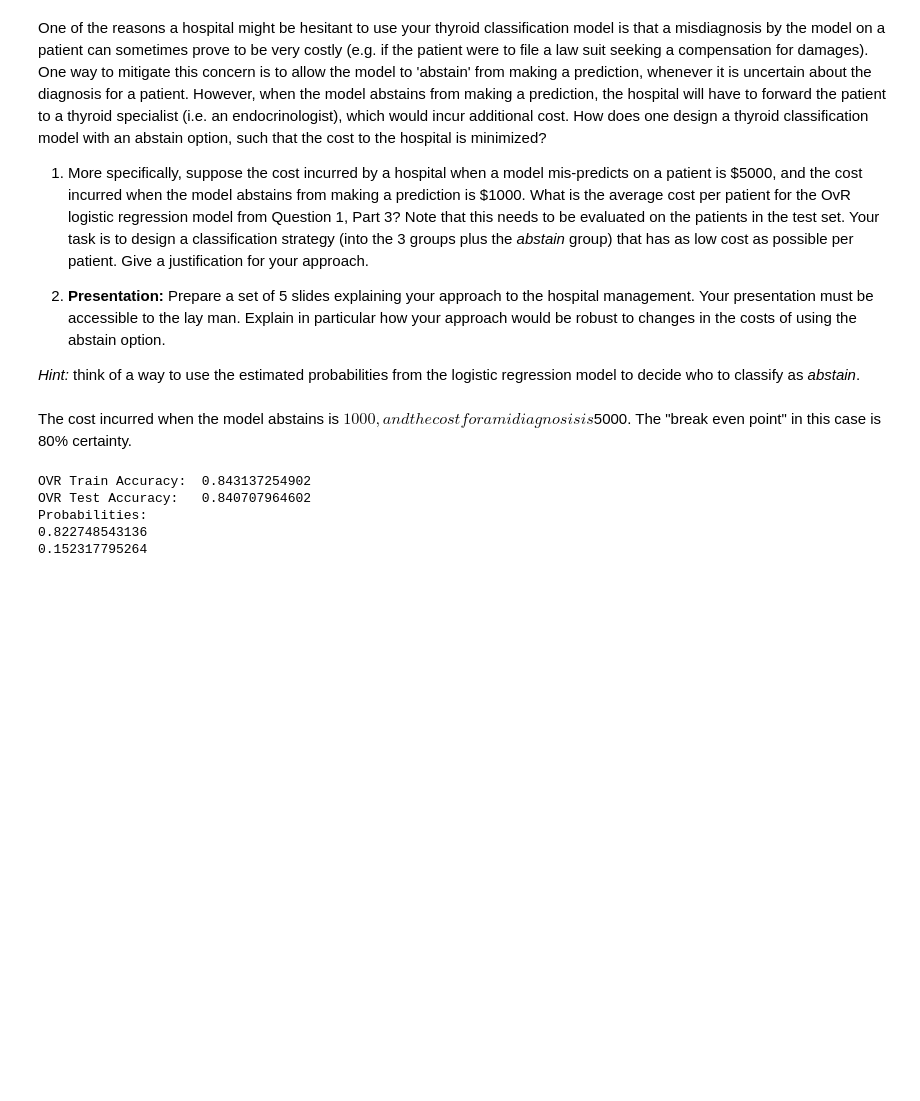
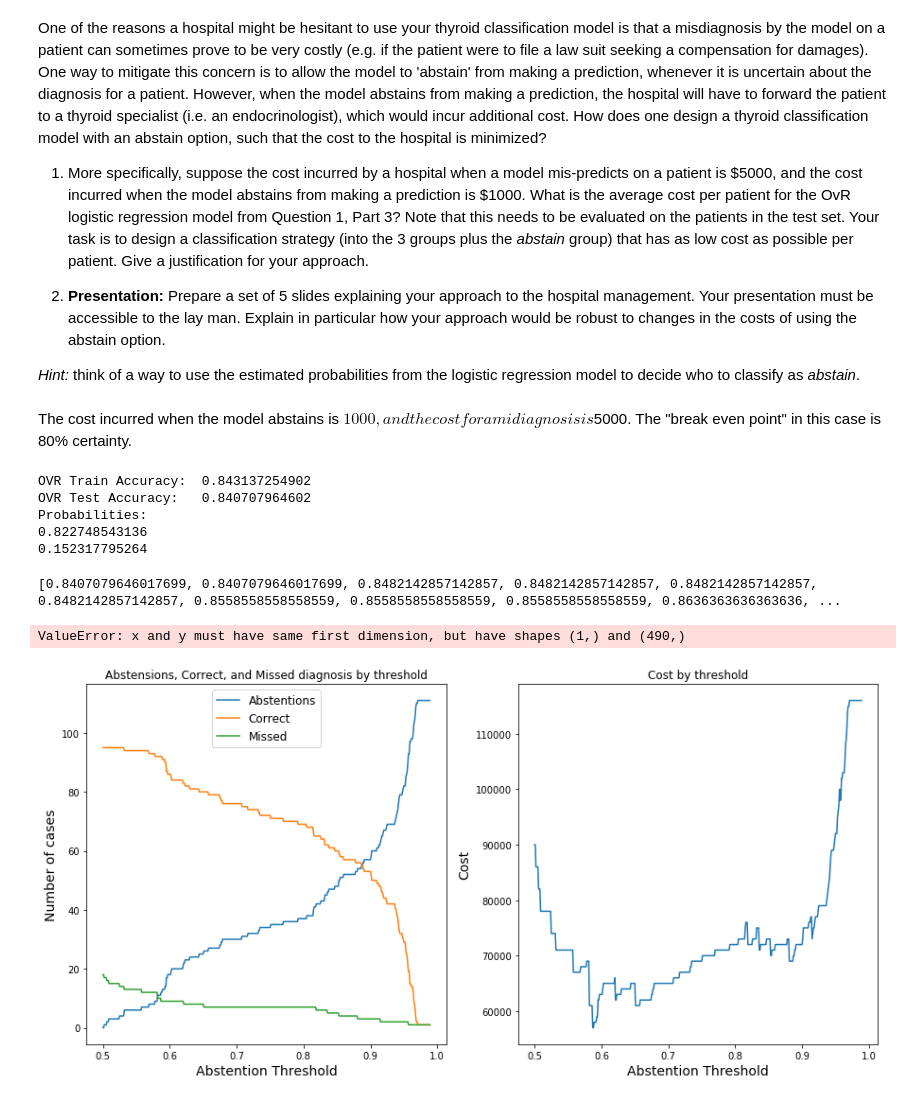
Before and after one commit to REMitchell/CSCIE109A, a Jupyter notebook: hw7/cs109_hw7.ipynb, the cells around one changed output. Cells and saved outputs as stored; diff of their text form; code cells hidden in the pictures; blank space fills up the shorter version.

```diff
--- a/hw7/cs109_hw7.ipynb
+++ b/hw7/cs109_hw7.ipynb
@@ -599,3 +599,50 @@ OVR Test Accuracy:   0.840707964602
 Probabilities:
 0.822748543136
 0.152317795264
+# %%
+def calculate_profit(model, X, y, abstain_threshold):
+    probas = [np.max(proba) for proba in model.predict_proba(X)]
+    predicts = model.predict(X)
+    scores = {'abstentions': 0, 'correct': 0, 'missed': 0, 'cost': 0}
+    for i in range(len(probas)):
+        if probas[i] > abstain_threshold:
+            if predicts[i] != y.iloc[i]:
+                scores['missed'] += 1
+                # Whoops, bad diagnosis!
+                scores['cost'] += 5000
+            else:
+                scores['correct'] += 1
+        else:
+            # Send to the specialist. Pay $1,000
+            scores['abstentions'] += 1
+            scores['cost'] += 1000
+    return scores
+
+scores = []
+thresholds = list(np.arange(.50, .99, .001))
+for threshold in thresholds:
+    scores.append(calculate_profit(ovr_mod, Xtest, ytest, threshold))
+
+fig, ax = plt.subplots(1, 2, figsize=(15, 7))
+ax[0].plot(thresholds, [score['abstentions'] for score in scores], label='Abstentions')
+ax[0].plot(thresholds, [score['correct'] for score in scores], label='Correct')
+ax[0].plot(thresholds, [score['missed'] for score in scores], label='Missed')
+
+ax[0].set_title('Abstensions, Correct, and Missed diagnosis by threshold')
+ax[0].set_xlabel('Abstention Threshold', fontsize = 14)
+ax[0].set_ylabel('Number of cases',   fontsize = 14)
+ax[0].legend(fontsize = 12, loc = 'upper center')
+
+
+ax[1].plot(thresholds, [score['cost'] for score in scores])
+ax[1].set_title('Cost by threshold')
+ax[1].set_xlabel('Abstention Threshold', fontsize = 14)
+ax[1].set_ylabel('Cost',   fontsize = 14)
+
+percent_correct = [score['correct']/(score['correct']+score['missed']) for score in scores]
+print(percent_correct)
+plt.plot(threshold, percent_correct)
+# %% [output]
+[0.8407079646017699, 0.8407079646017699, 0.8482142857142857, 0.8482142857142857, 0.8482142857142857, 0.8482142857142857, 0.8558558558558559, 0.8558558558558559, 0.8558558558558559, 0.8636363636363636, ...
+ValueError: x and y must have same first dimension, but have shapes (1,) and (490,)
+[figure, added]
```
